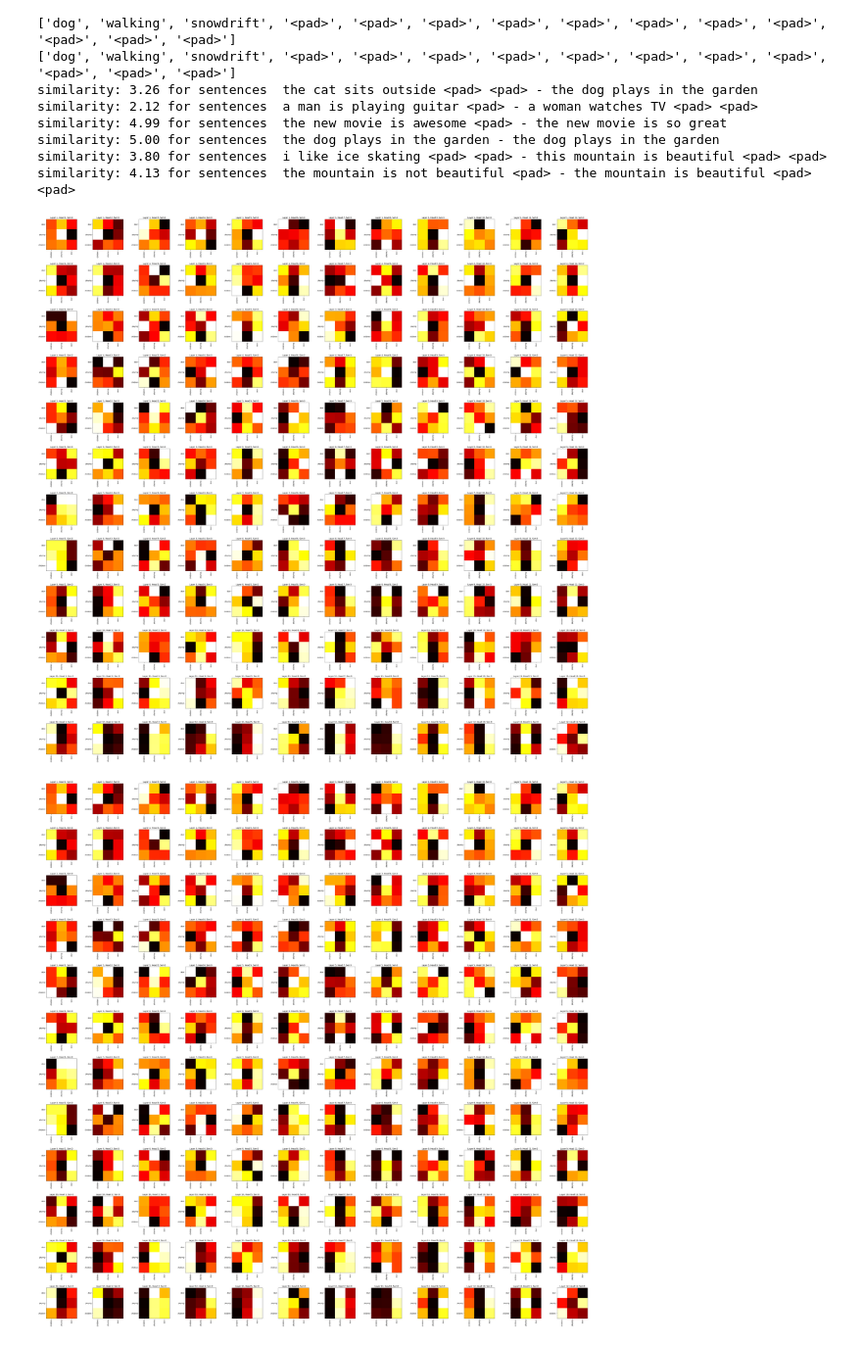
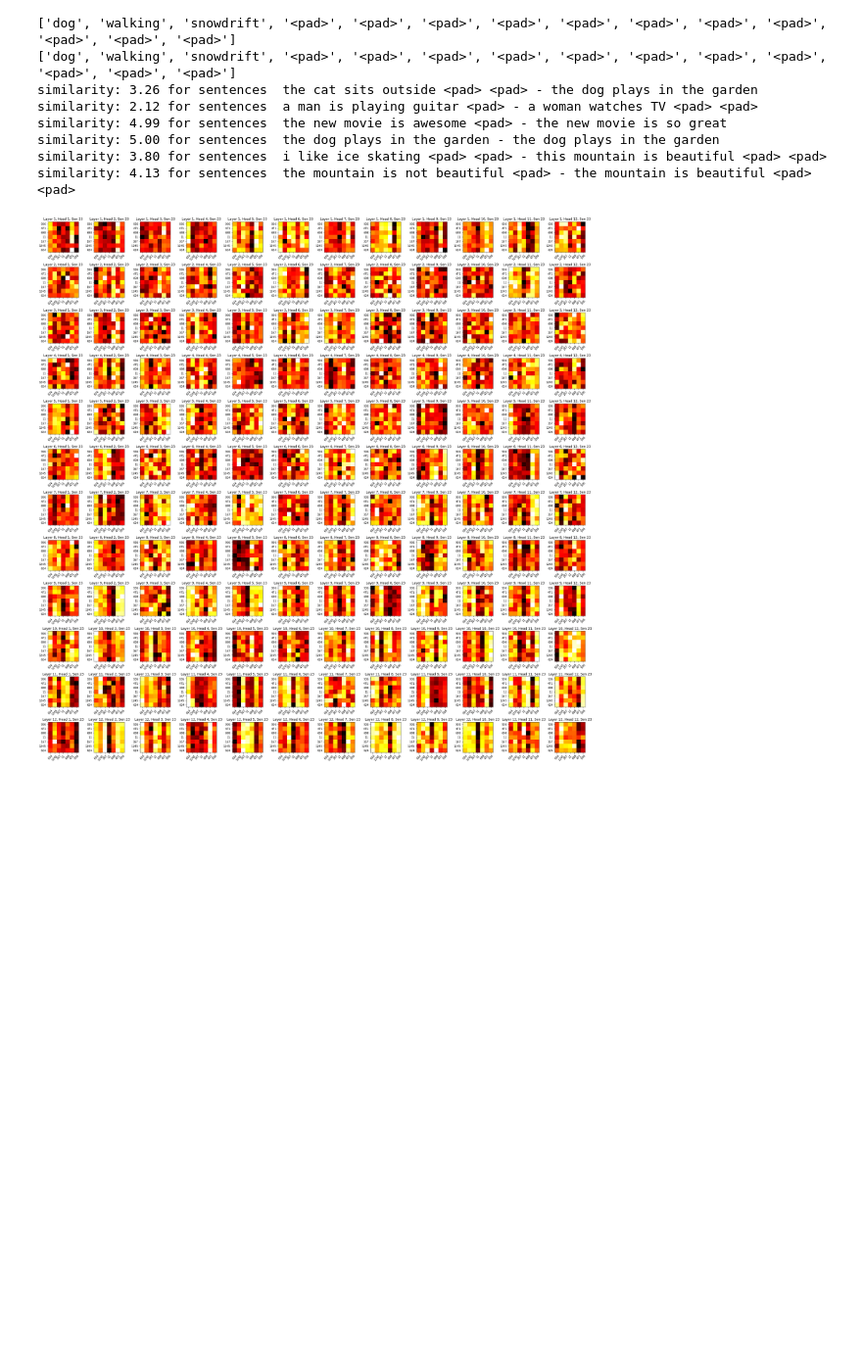
Before and after one commit to Serbernari/NNTI_project, a Jupyter notebook: task2/Task2.ipynb, the cells around one changed output. Shown at 98% size. Saved outputs shown, nothing was run; the diff lists cells and outputs as text; code cells hidden in the pictures; blank space fills up the shorter version.

```diff
--- a/task2/Task2.ipynb
+++ b/task2/Task2.ipynb
@@ -392,13 +391,19 @@ with open('colorize.html', 'a') as f:
             f.write('<br>')
         f.write('<br>')
 # %%
-def plot_attention_maps(input_data, attn_maps, idx=0):
+def plot_attention_maps(input_data, attn_maps, idx=0, save =False, use_words=False):
+    '''
+    takes the tokenized sentence tensors as input and draws the color maps from the corresponding attention matrices.
+    Function taken from https://uvadlc-notebooks.readthedocs.io/en/latest/tutorial_notebooks/tutorial6/Transformers_and_MHAttention.html and modified
+    '''
     if input_data is not None:
         input_data = input_data[idx].detach().cpu().numpy()
+        ## index where padding starts for sentence - we dont need to plot the padding attention
         padding_start = np.where(input_data == 1)[0][0]
         input_data = input_data[:padding_start]
     else:
         input_data = np.arange(attn_maps[0][idx].shape[-1])
+
     ## attn_maps shape: (n_layer, batch_size, n_heads, seq_len, seq_len)
     attn_maps = [m[idx].detach().cpu().numpy() for m in attn_maps]
 
@@ -406,7 +411,7 @@ def plot_attention_maps(input_data, attn_maps, idx=0):
     num_layers = len(attn_maps)
     seq_len = input_data.shape[0]
 
-    fig_size = 4 if num_heads == 1 else 5
+    fig_size = 3
     fig, ax = plt.subplots(num_layers, num_heads, figsize=(num_heads*fig_size, num_layers*fig_size))
     if num_layers == 1:
         ax = [ax]
@@ -414,15 +419,24 @@ def plot_attention_maps(input_data, attn_maps, idx=0):
         ax = [[a] for a in ax]
     for row in range(num_layers):
         for column in range(num_heads):
+            ## remove padding attentions (they are set to 0 because of the mask anyway)
             temp = np.zeros((padding_start, padding_start))
             temp = attn_maps[row][column][:padding_start]
             temp = temp[:, :padding_start]
+
+            ## plot matrices using imshow
             ax[row][column].imshow(temp, origin='lower', cmap='hot')
             ax[row][column].set_xticks(list(range(seq_len)))
-            ax[row][column].set_xticklabels([sick_data.vocab.itos[ind] for ind in input_data.tolist()], rotation=90)
             ax[row][column].set_yticks(list(range(seq_len)))
-            ax[row][column].set_yticklabels([sick_data.vocab.itos[ind] for ind in input_data.tolist()])
+            ax[row][column].set_xticklabels(input_data.tolist(), rotation=45)
+            ax[row][column].set_yticklabels(input_data.tolist())
+            if use_words: ## convert tokens to words and plot those along axis
+                ax[row][column].set_xticklabels([sick_data.vocab.itos[ind] for ind in input_data.tolist()], rotation=45)
+                ax[row][column].set_yticklabels([sick_data.vocab.itos[ind] for ind in input_data.tolist()])
+
             ax[row][column].set_title(f"Layer {row+1}, Head {column+1}, Sen {idx}")
     fig.subplots_adjust(hspace=0.5)
+    if save:
+        plt.savefig('attention_heat_maps')
     plt.show()
 # %%
@@ -432,9 +448,9 @@ predic, a1, a2 = best_model(sent1.to(device), sent2.to(device))
 sent_A_mh_att_matrix = best_model.sent_A_mh_att_matrix
 sent_B_mh_att_matrix = best_model.sent_B_mh_att_matrix
 # %%
-for i in range(len(tokenized_sen1)):
-    plot_attention_maps(sent1, sent_A_mh_att_matrix, i)
-    plot_attention_maps(sent2, sent_B_mh_att_matrix, i)
+# for i in range(len(tokenized_sen1)):
+#     plot_attention_maps(sent1, sent_A_mh_att_matrix, i)
+#     plot_attention_maps(sent2, sent_B_mh_att_matrix, i)
+plot_attention_maps(sent1, sent_A_mh_att_matrix, 23, save=True, use_words=False)
 # %% [output]
-[figure, old version]
+[figure, new version]
-[figure, removed]
```
Also changed, not shown: parts of 3 cells of this notebook, 8 other files.
